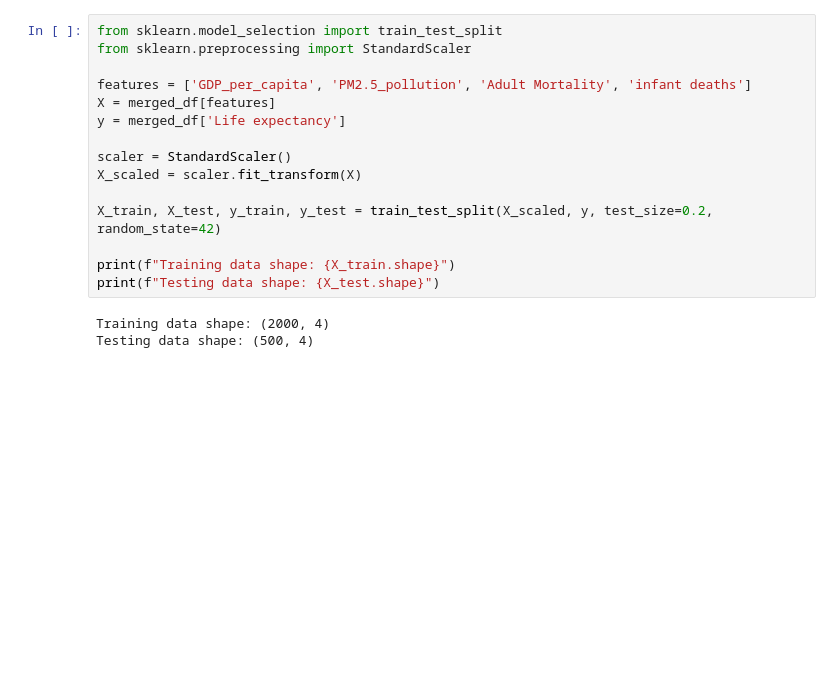
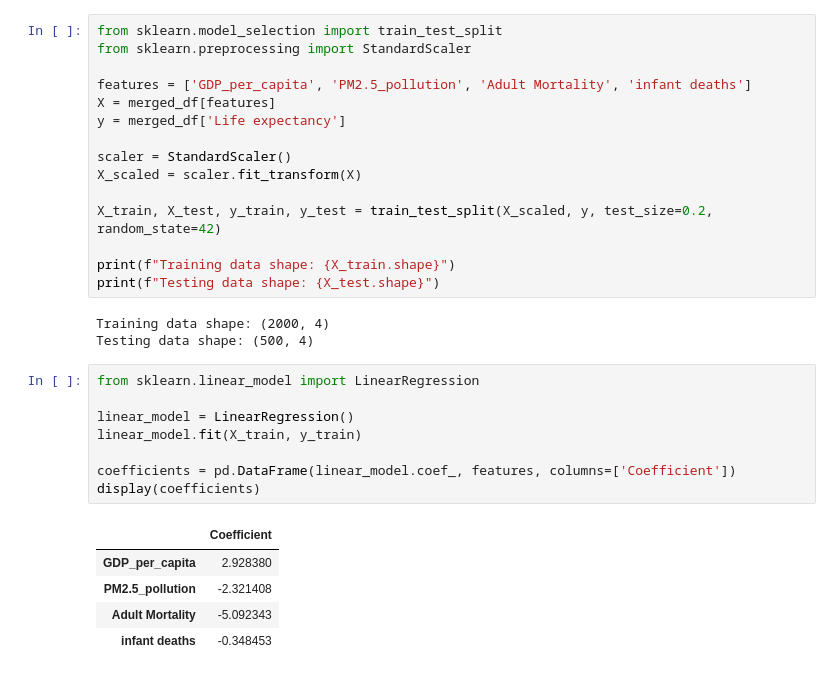
Before and after one commit to AlexGekov/Data-science-project-2, a Jupyter notebook: analysis.ipynb, the cells around one changed output. Cells and saved outputs as stored; diff of their text form; blank space fills up the shorter version.

Commit message:
Train baseline Multiple Linear Regression model

```diff
--- a/analysis.ipynb
+++ b/analysis.ipynb
@@ -119,3 +119,17 @@ print(f"Testing data shape: {X_test.shape}")
 # %% [output]
 Training data shape: (2000, 4)
 Testing data shape: (500, 4)
+# %%
+from sklearn.linear_model import LinearRegression
+
+linear_model = LinearRegression()
+linear_model.fit(X_train, y_train)
+
+coefficients = pd.DataFrame(linear_model.coef_, features, columns=['Coefficient'])
+display(coefficients)
+# %% [output]
+|  | Coefficient |
+| GDP_per_capita | 2.928380 |
+| PM2.5_pollution | -2.321408 |
+| Adult Mortality | -5.092343 |
+| infant deaths | -0.348453 |
```
